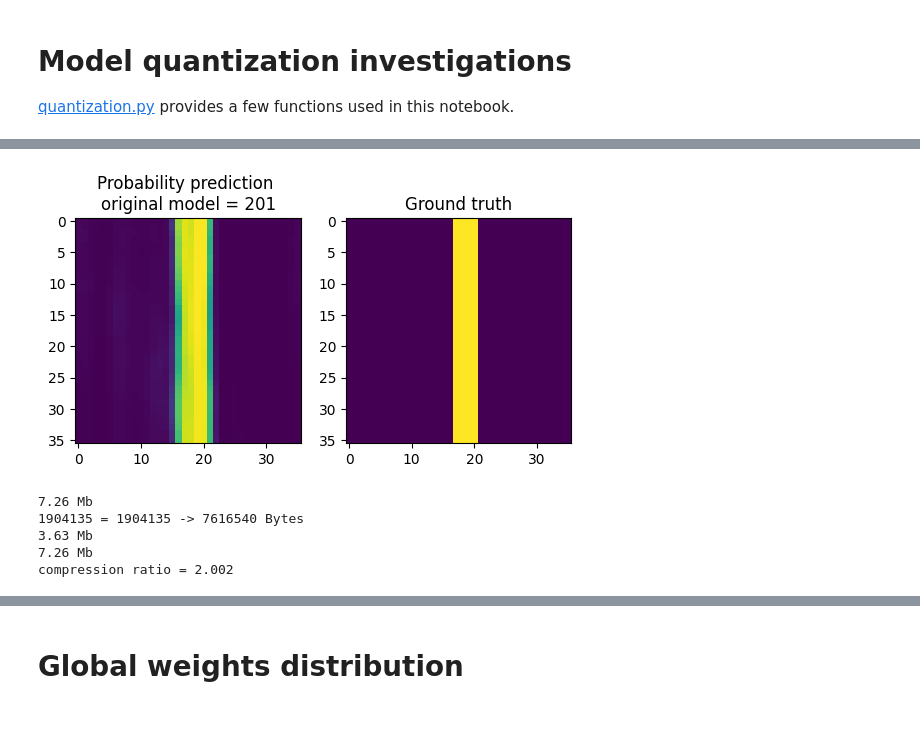
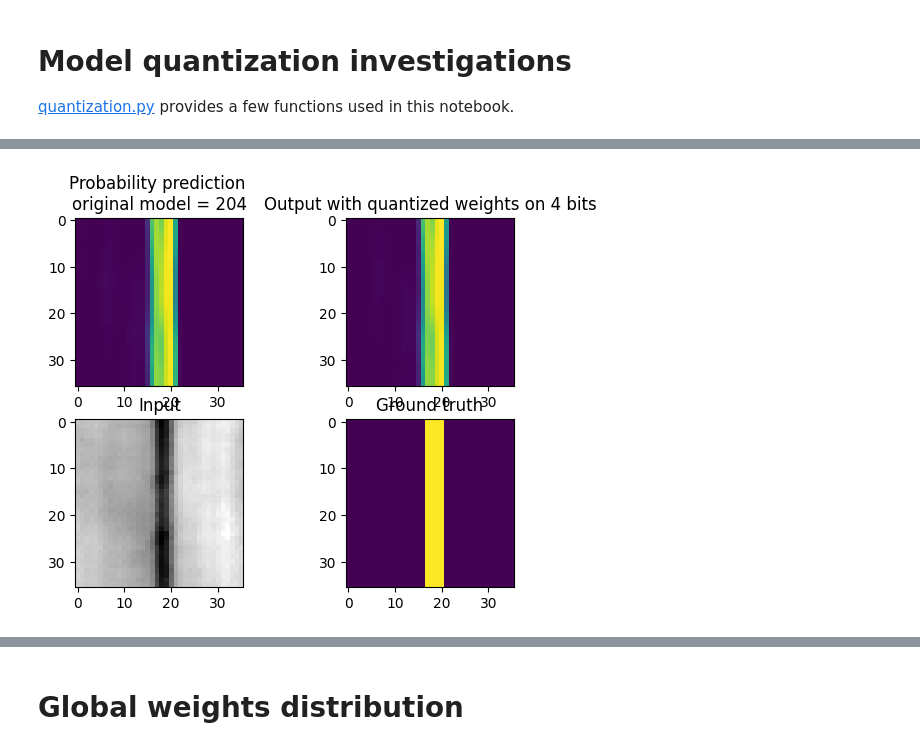
Before and after one commit to balthazarneveu/geosciences, a Jupyter notebook: TP_5/model_quantization.ipynb, the cells around one changed output, grey strips where cells are left out. Saved outputs shown, nothing was run; the diff lists cells and outputs as text; code cells hidden in the pictures; blank space fills up the shorter version.

Commit message:
#7 quantization script

```diff
--- a/TP_5/model_quantization.ipynb
+++ b/TP_5/model_quantization.ipynb
@@ -19,8 +25,10 @@ The autoreload extension is already loaded. To reload it, use:
 # %%
 exp = 201 # Pick up a model to quantize
-num_bits=16 # If you want to change the number of bits, you need to reload the model
+exp = 204
+num_bits=4 # If you want to change the number of bits, you need to reload the model
 # you can use 3 bits , it still works kind of correctly
 model, dl_dict = load_model(exp)
+original_model, _ = load_model(exp, get_data_loaders_flag=False)
 # %% [output]
 Using augmentations ['h_roll', 'flip']
 TOTAL ELEMENTS 7211
@@ -30,26 +103,26 @@ Got NaN in image /Data/geosciences/TP_5/data/validation/images/well_15_patch_202
 # %%
 img, label = next(iter(dl_dict[VALIDATION]))
 with torch.no_grad():
-    output = model(img)
+    output = original_model(img)
+    output_with_qant = model(img)
 selected_index = 12 # image to pick from the first validation batch
-plt.figsize = (10, 5)
-plt.subplot(1, 2, 1)
+
+
+plt.figsize = (10, 10)
+plt.subplot(2, 2, 1)
 plt.imshow(torch.sigmoid(output[selected_index, 0, ...]).detach().cpu().numpy())
 plt.title(f'Probability prediction \noriginal model = {exp}')
-plt.subplot(1, 2, 2)
+plt.subplot(2, 2, 2)
+plt.imshow(torch.sigmoid(output_with_qant[selected_index, 0, ...]).detach().cpu().numpy())
+plt.title(f"Output with quantized weights on {num_bits} bits")
+
+plt.subplot(2, 2, 3)
+plt.title("Input")
+plt.imshow(img[selected_index, 0, ...].detach().cpu().numpy().astype(float), cmap="gray")
+
+plt.subplot(2, 2, 4)
 plt.title("Ground truth")
 plt.imshow(label[selected_index, 0, ...].detach().cpu().numpy().astype(float))
 plt.show()
 # %% [output]
-[figure, old version]
+[figure, new version]
-# %%
-params = torch.cat([p.flatten() for p in model.parameters() if p.requires_grad])
-params = params.detach().cpu().numpy()
-print(len(params), "=", model.count_parameters(), "->", get_array_size_in_bytes(params), "Bytes")
-quantized_weights, quantization_parameters = quantize_model_per_layer(model, num_bits=num_bits)
-# %% [output]
-7.26 Mb
-1904135 = 1904135 -> 7616540 Bytes
-3.63 Mb
-7.26 Mb
-compression ratio = 2.002
```
Also changed, not shown: parts of 16 cells of this notebook, 3 other files.
